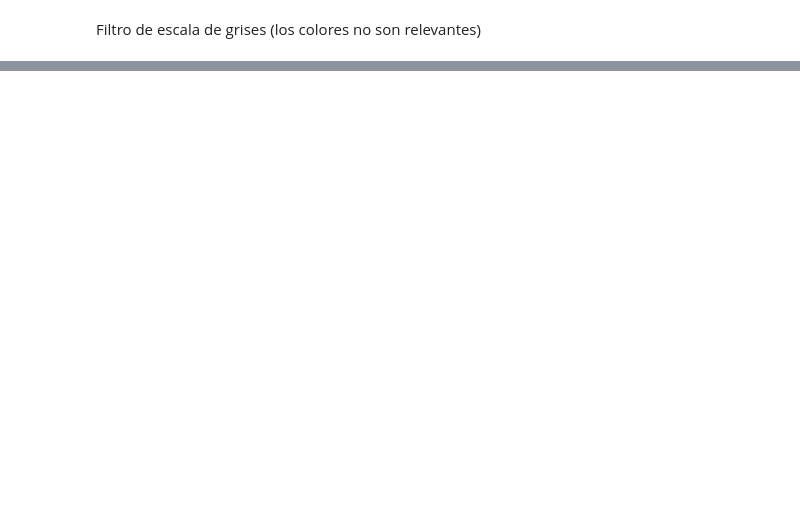
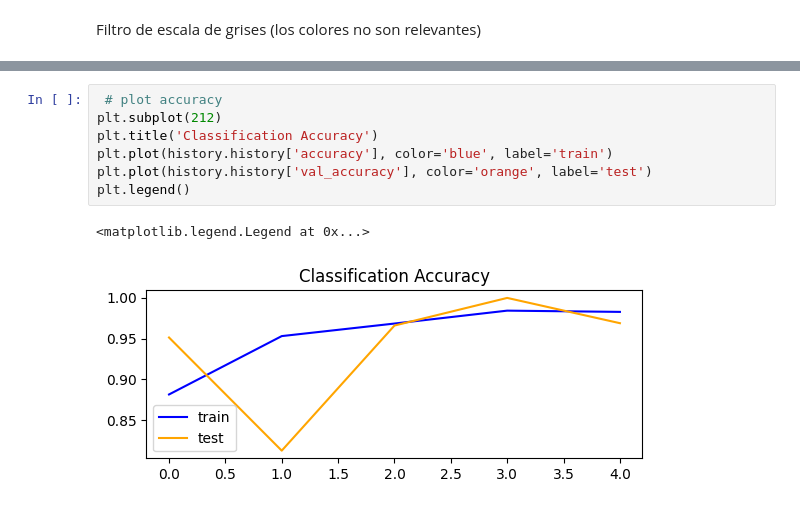
Before and after one commit to Dahernandezsilve/Lab04_DSCNN, a Jupyter notebook: Laboratorio4.ipynb, the cells around one changed output, grey strips where cells are left out. Saved outputs shown, nothing was run; the diff lists cells and outputs as text; blank space fills up the shorter version.

```diff
--- a/Laboratorio4.ipynb
+++ b/Laboratorio4.ipynb
@@ -206,0 +492,10 @@ np.save('MMNIST_grayscale_scaled_images.npy', grayscaleTestImages)
+# %%
+ # plot accuracy
+plt.subplot(212)
+plt.title('Classification Accuracy')
+plt.plot(history.history['accuracy'], color='blue', label='train')
+plt.plot(history.history['val_accuracy'], color='orange', label='test')
+plt.legend()
+# %% [output]
+<matplotlib.legend.Legend at 0x...>
+[figure, added]
```
Also changed, not shown: parts of 37 cells of this notebook, 4 other files.
